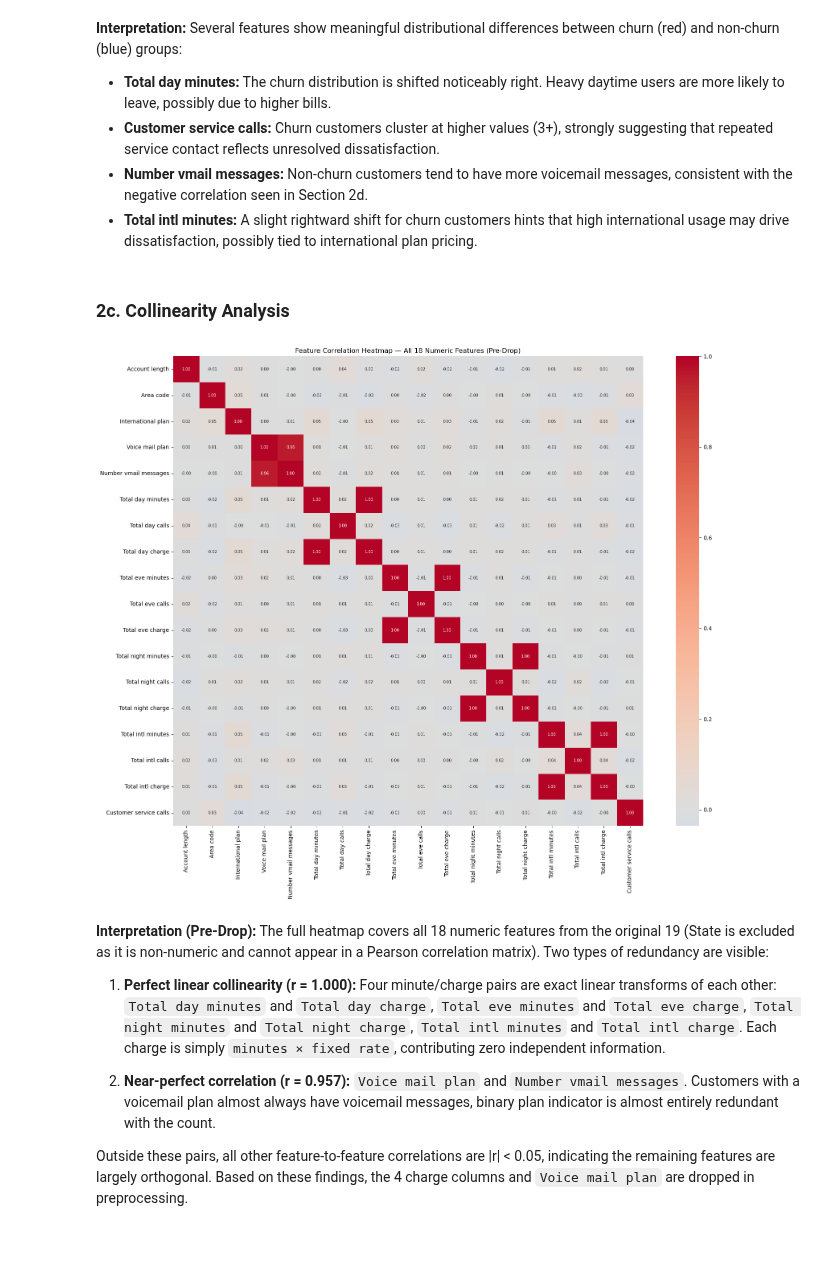
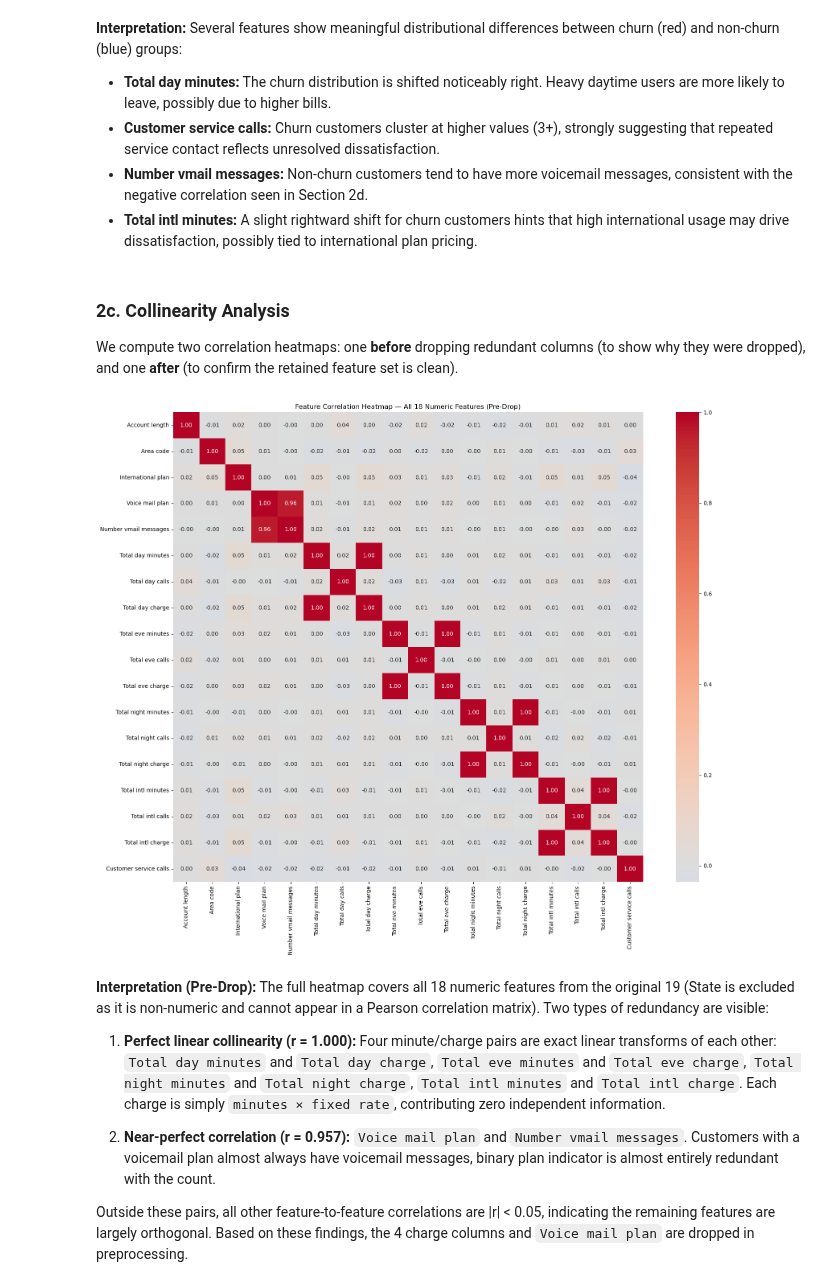
Before and after one commit to euph00/kddm_proj, a Jupyter notebook: project.ipynb, the cells around one changed output. Cells and saved outputs as stored; diff of their text form; code cells hidden in the pictures; blank space fills up the shorter version.

```diff
--- a/project.ipynb
+++ b/project.ipynb
@@ -191,17 +124,22 @@ plt.show()
 - **Customer service calls:** Churn customers cluster at higher values (3+), strongly suggesting that repeated service contact reflects unresolved dissatisfaction.
 - **Number vmail messages:** Non-churn customers tend to have more voicemail messages, consistent with the negative correlation seen in Section 2d.
 - **Total intl minutes:** A slight rightward shift for churn customers hints that high international usage may drive dissatisfaction, possibly tied to international plan pricing.
-# %% [markdown]
-### 2c. Collinearity Analysis
-# %%
-# Full pre-drop correlation matrix (18 numeric features, computed before dropping redundant columns)
-plt.figure(figsize=(18, 14))
-sns.heatmap(corr_full, annot=True, fmt='.2f', cmap='coolwarm', center=0, square=True, annot_kws={'size': 7})
-plt.title('Feature Correlation Heatmap — All 18 Numeric Features (Pre-Drop)')
-plt.tight_layout()
-plt.show()
-# %% [output]
-[figure, removed]
+# %% [markdown]
+### 2c. Collinearity Analysis
+
+We compute two correlation heatmaps: one **before** dropping redundant columns (to show why they were dropped), and one **after** (to confirm the retained feature set is clean).
+# %%
+# Re-load originals briefly to get pre-drop columns
+_train_pre = pd.read_csv('churn-bigml-80.csv')
+for _c in ['Churn','International plan','Voice mail plan']:
+    _train_pre[_c] = _train_pre[_c].map({'True':1,'False':0,True:1,False:0,'Yes':1,'No':0})
+_pre_cols = _train_pre.select_dtypes(include='number').columns.drop('Churn').tolist()
+plot_correlation_heatmap(_train_pre[_pre_cols].corr(),
+                         'Feature Correlation Heatmap — All 18 Numeric Features (Pre-Drop)',
+                         figsize=(18, 14))
+del _train_pre
+# %% [output]
+[figure, added]
 # %% [markdown]
 **Interpretation (Pre-Drop):** The full heatmap covers all 18 numeric features from the original 19 (State is excluded as it is non-numeric and cannot appear in a Pearson correlation matrix). Two types of redundancy are visible:
 
```
Also changed, not shown: parts of 79 cells of this notebook, 5 other files.
